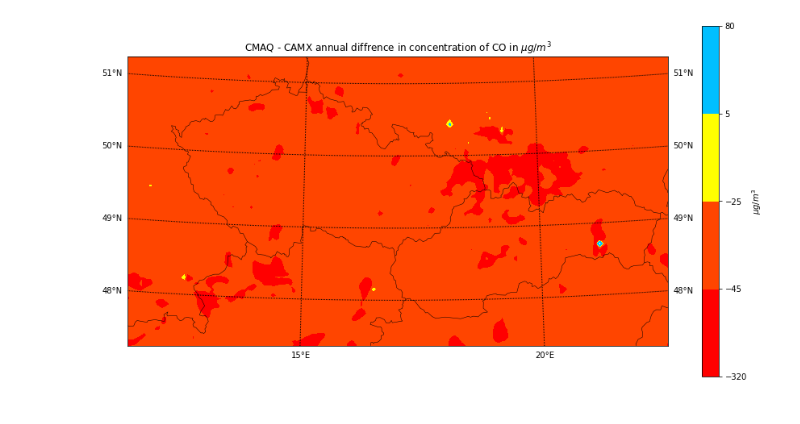
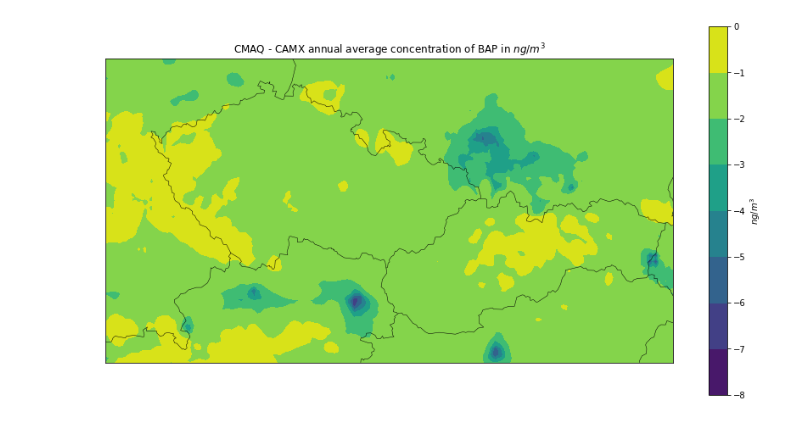
Before and after one commit to dusssaaan/SHMU, a Jupyter notebook: CMAQ-CAMX.ipynb, the cells around one changed output. Cells and saved outputs as stored; diff of their text form; code cells hidden in the pictures.

```diff
--- a/CMAQ-CAMX.ipynb
+++ b/CMAQ-CAMX.ipynb
@@ -40,22 +44,19 @@ lat_C=np.array(CAMX.variables['latitude'][1:100,1:181])
+# %%
+dic_FUME['BAP']=dic_FUME['BAP']*1000
 # %%
 dic_CAMX={}
 for i in dic_FUME:
-    if i != 'BAP':
         if i == 'PM25':
            dic_CAMX[i]=np.average(np.array(CAMX.variables['PM2_5']),axis=0)[0,1:100,1:181]
         else:
            dic_CAMX[i]=np.average(np.array(CAMX.variables[i]),axis=0)[0,1:100,1:181]
 # %%
-meridians = np.arange(10.,35.,5.)
-pararels = np.arange(45.,52.,1.)
-
-
+mapb=Basemap(projection='lcc',lat_1=46.24470138549805,lat_2=46.24470138549805,lat_0=49.375,lon_0=17.0,width=833000,height=446351,resolution='i')
 for i in dic_FUME.keys():
     if i != 'BAP':
-        mapb=Basemap(projection='lcc',lat_1=46.24470138549805,lat_2=46.24470138549805,lat_0=49.375,lon_0=17.0,width=833000,height=446351,resolution='i')
+
         mapb.drawcountries()
-        mapb.drawmeridians(meridians,labels=[False,True,False, True, False])
-        mapb.drawparallels(pararels,labels=[True,True,True, True,True,True])
+
 
         # choose one of the two style of the plot
         mapb.pcolormesh(lon_C,lat_C,dic_CAMX[i],cmap=plt.cm.jet,latlon=True,norm=colors.LogNorm())
@@ -65,12 +66,9 @@ for i in dic_FUME.keys():
         plt.title('CAMX annual average concentration of {0} in $\mu g /m^3$'.format(i))
         plt.show()
         plt.close()
+##############################################################################################
 
-
-        mapb=Basemap(projection='lcc',lat_1=46.24470138549805,lat_2=46.24470138549805,lat_0=49.375,lon_0=17.0,width=832900,height=446351,resolution='i')
         mapb.drawcountries()
-        mapb.drawmeridians(meridians,labels=[False,True,False, True, False])
-        mapb.drawparallels(pararels,labels=[True,True,True, True,True,True])
 
         # choose one of the two style of the plot
         mapb.pcolormesh(lon,lat,dic_FUME[i],cmap=plt.cm.jet,latlon=True,norm=colors.LogNorm())
@@ -84,10 +82,7 @@ for i in dic_FUME.keys():
         if i != 'CO':
             colors_m=['red','orangered','yellow','gold','y','deepskyblue','blue','violet','deeppink']
             levels=[-20,-10,-5,-3,-1,1,3,5,10,20]
-            mapb=Basemap(projection='lcc',lat_1=46.24470138549805,lat_2=46.24470138549805,lat_0=49.375,lon_0=17.0,width=832900,height=446351,resolution='i')
             mapb.drawcountries()
-            mapb.drawmeridians(meridians,labels=[False,True,False, True, False])
-            mapb.drawparallels(pararels,labels=[True,True,True, True,True,True])
 
             # choose one of the two style of the plot
             mapb.contourf(lon,lat,dic_FUME[i]-dic_CAMX[i],levels,colors=colors_m,latlon=True)
@@ -100,10 +95,7 @@ for i in dic_FUME.keys():
         else:
             colors_m=['red','orangered','yellow','deepskyblue','blue']
             levels=[-320,-45,-25,5,80]
-            mapb=Basemap(projection='lcc',lat_1=46.24470138549805,lat_2=46.24470138549805,lat_0=49.375,lon_0=17.0,width=832900,height=446351,resolution='i')
             mapb.drawcountries()
-            mapb.drawmeridians(meridians,labels=[False,True,False, True, False])
-            mapb.drawparallels(pararels,labels=[True,True,True, True,True,True])
 
             # choose one of the two style of the plot
             mapb.contourf(lon,lat,dic_FUME[i]-dic_CAMX[i],levels,colors=colors_m,latlon=True)
@@ -117,10 +109,7 @@ for i in dic_FUME.keys():
         colors_m=['deepskyblue','blue','yellow','gold','red','orangered']
         levels=[0,10,20,50,100,200]
 
-        mapb=Basemap(projection='lcc',lat_1=46.24470138549805,lat_2=46.24470138549805,lat_0=49.375,lon_0=17.0,width=832900,height=446351,resolution='i')
         mapb.drawcountries()
-        mapb.drawmeridians(meridians,labels=[False,True,False, True, False])
-        mapb.drawparallels(pararels,labels=[True,True,True, True,True,True])
 
         # choose one of the two style of the plot
         mapb.contourf(lon,lat,np.abs((dic_FUME[i]-dic_CAMX[i])/dic_CAMX[i])*100,levels,colors=colors_m,latlon=True)
@@ -130,4 +119,59 @@ for i in dic_FUME.keys():
         plt.title('(CMAQ-CAMX)/CAMX absolute annual diffrence in concentration of {0} in %'.format(i))
         plt.show()
         plt.close()
+    else:
+        mapb.drawcountries()
+
+
+        # choose one of the two style of the plot
+        mapb.pcolormesh(lon_C,lat_C,dic_CAMX[i],cmap=plt.cm.jet,latlon=True,norm=colors.LogNorm())
+        #mapb.contourf(lon,lat,dic_ann[i],cmap=plt.cm.jet,latlon=True,norm=colors.LogNorm())
+
+        plt.colorbar(label='$n g /m^3$')
+        plt.title('CAMX annual average concentration of {0} in $n g /m^3$'.format(i))
+        plt.show()
+        plt.close()
+
+############################################################################################
+        mapb.drawcountries()
+
+        # choose one of the two style of the plot
+        mapb.pcolormesh(lon,lat,dic_FUME[i],cmap=plt.cm.jet,latlon=True,norm=colors.LogNorm())
+        #mapb.contourf(lon,lat,dic_ann[i],cmap=plt.cm.jet,latlon=True,norm=colors.LogNorm())
+
+        plt.colorbar(label='$n g /m^3$')
+        plt.title('CMAQ with FUME annual average concentration of {0} in $n g /m^3$'.format(i))
+        plt.show()
+        plt.close()
+
+
+##############################################################################################
+
+        colors_m=['red','orangered','yellow','gold','y','deepskyblue','blue','violet','deeppink']
+        levels=[-20,-10,-5,-3,-1,1,3,5,10,20]
+        mapb.drawcountries()
+
+        # choose one of the two style of the plot
+        mapb.contourf(lon,lat,dic_FUME[i]-dic_CAMX[i],latlon=True)
+        #mapb.contourf(lon,lat,dic_ann[i],cmap=plt.cm.jet,latlon=True,norm=colors.LogNorm())
+
+        plt.colorbar(label='$n g /m^3$')
+        plt.title('CMAQ - CAMX annual average concentration of {0} in $n g /m^3$'.format(i))
+        plt.show()
+        plt.close()
+
+##############################################################################################
+
+        colors_m=['red','orangered','yellow','gold','y','deepskyblue','blue','violet','deeppink']
+        levels=[-20,-10,-5,-3,-1,1,3,5,10,20]
+        mapb.drawcountries()
+
+        # choose one of the two style of the plot
+        mapb.contourf(lon,lat,(dic_FUME[i]-dic_CAMX[i])/dic_CAMX[i]*100,latlon=True)
+        #mapb.contourf(lon,lat,dic_ann[i],cmap=plt.cm.jet,latlon=True,norm=colors.LogNorm())
+
+        plt.colorbar(label='%')
+        plt.title('(CMAQ - CAMX)/CAMX annual average concentration of {0} in %'.format(i))
+        plt.show()
+        plt.close()
 # %% [output]
@@ -136 +180 @@ for i in dic_FUME.keys():
-[figure, old version]
+[figure, new version]
```
Also changed, not shown: parts of 2 cells of this notebook.
